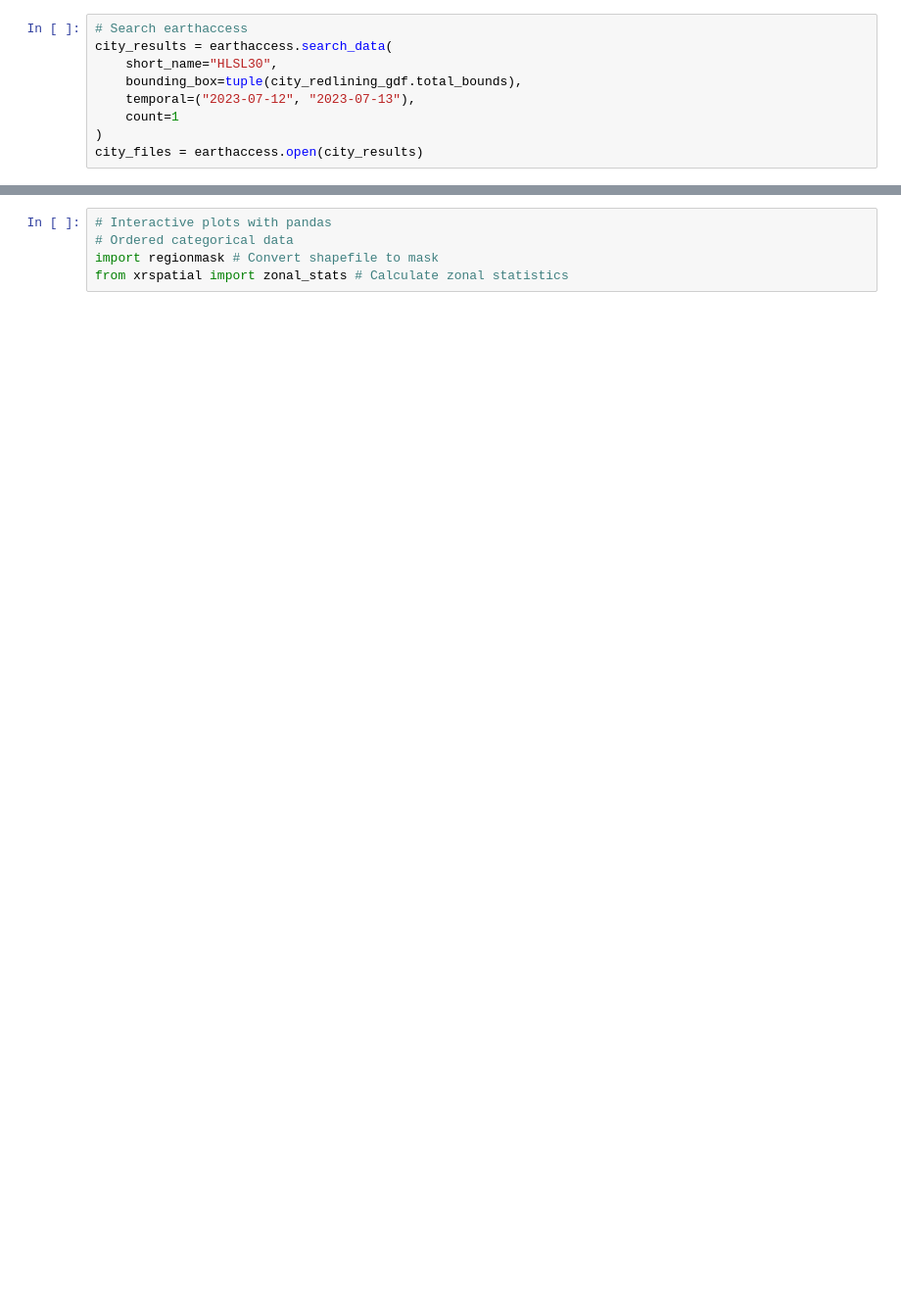
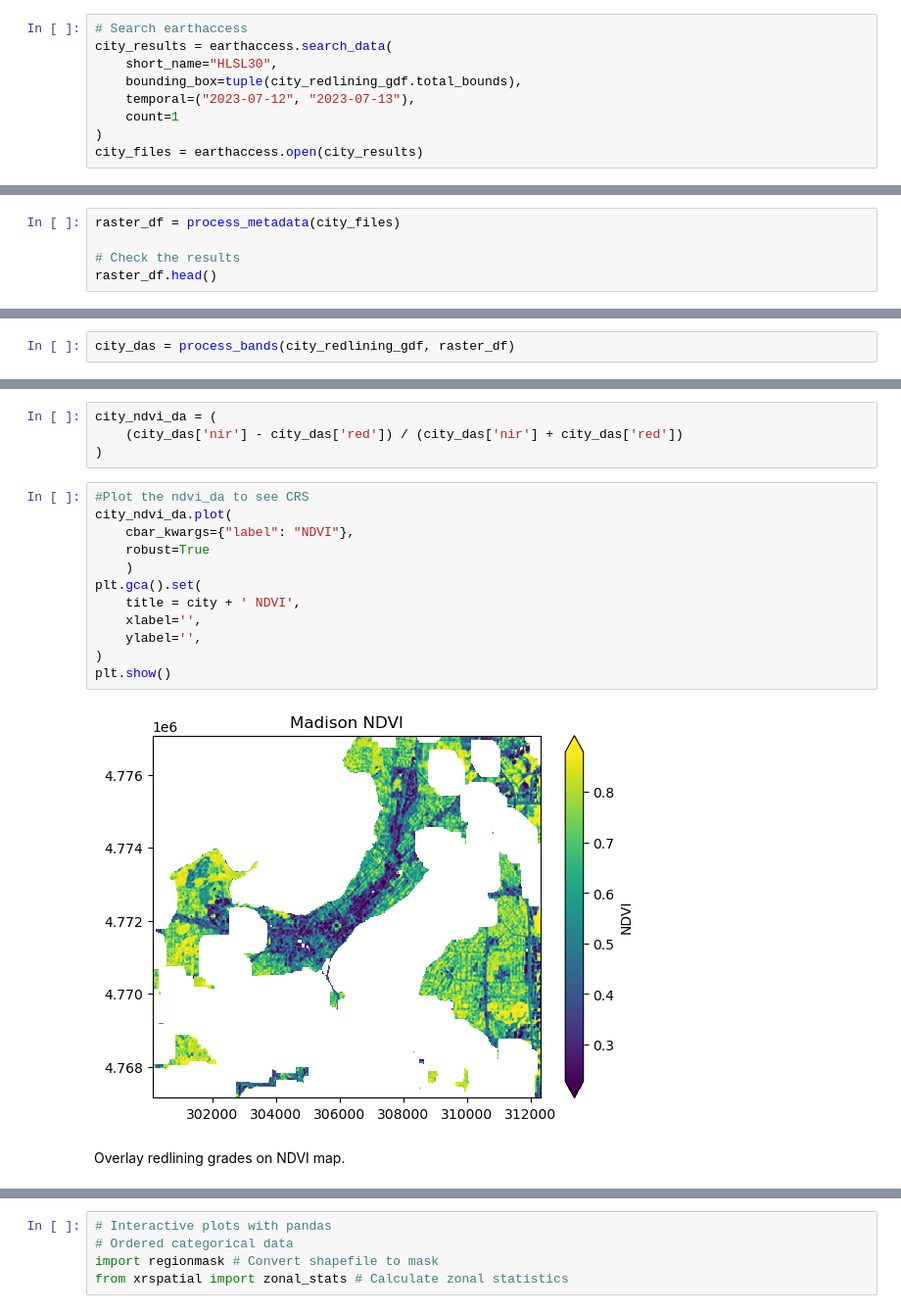
Before and after one commit to earthlab-education/fundamentals-04-redlining-byandell, a Jupyter notebook: notebooks/madison.ipynb, the cells around one changed output, grey strips where cells are left out. Shown at 98% size. Saved outputs shown, nothing was run; the diff lists cells and outputs as text; blank space fills up the shorter version.

```diff
--- a/notebooks/madison.ipynb
+++ b/notebooks/madison.ipynb
@@ -360,0 +108,5 @@ we have redlining information.
+# %%
+raster_df = process_metadata(city_files)
+
+# Check the results
+raster_df.head()
@@ -360,0 +120,2 @@ we have redlining information.
+# %%
+city_das = process_bands(city_redlining_gdf, raster_df)
@@ -360,0 +141,20 @@ we have redlining information.
+# %%
+city_ndvi_da = (
+    (city_das['nir'] - city_das['red']) / (city_das['nir'] + city_das['red'])
+)
+# %%
+#Plot the ndvi_da to see CRS
+city_ndvi_da.plot(
+    cbar_kwargs={"label": "NDVI"},
+    robust=True
+    )
+plt.gca().set(
+    title = city + ' NDVI',
+    xlabel='',
+    ylabel='',
+)
+plt.show()
+# %% [output]
+[figure, added]
+# %% [markdown]
+Overlay redlining grades on NDVI map.
```
Also changed, not shown: parts of 58 cells of this notebook.
